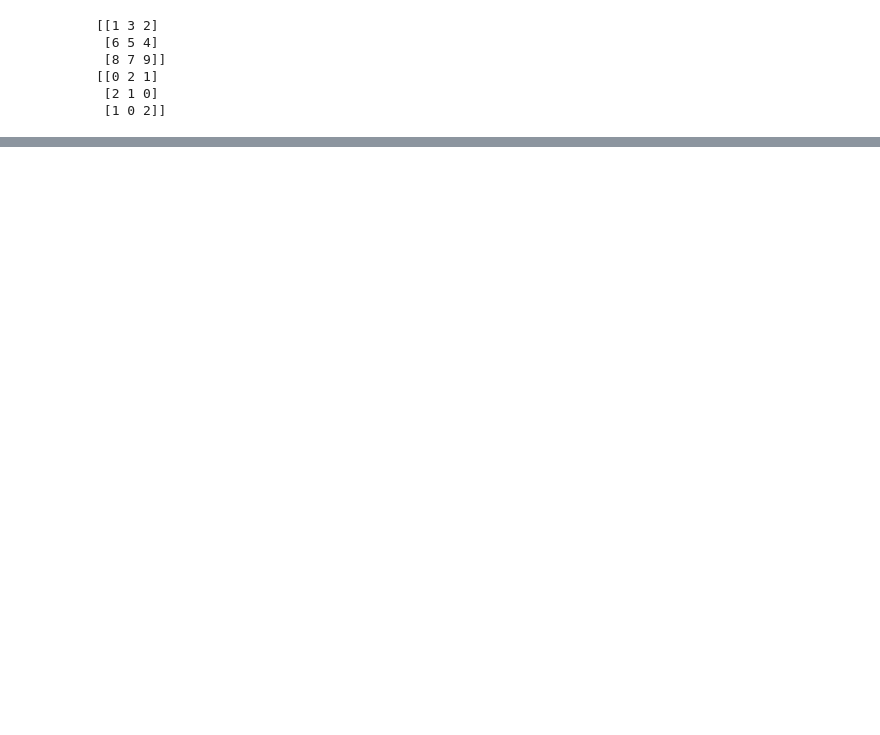
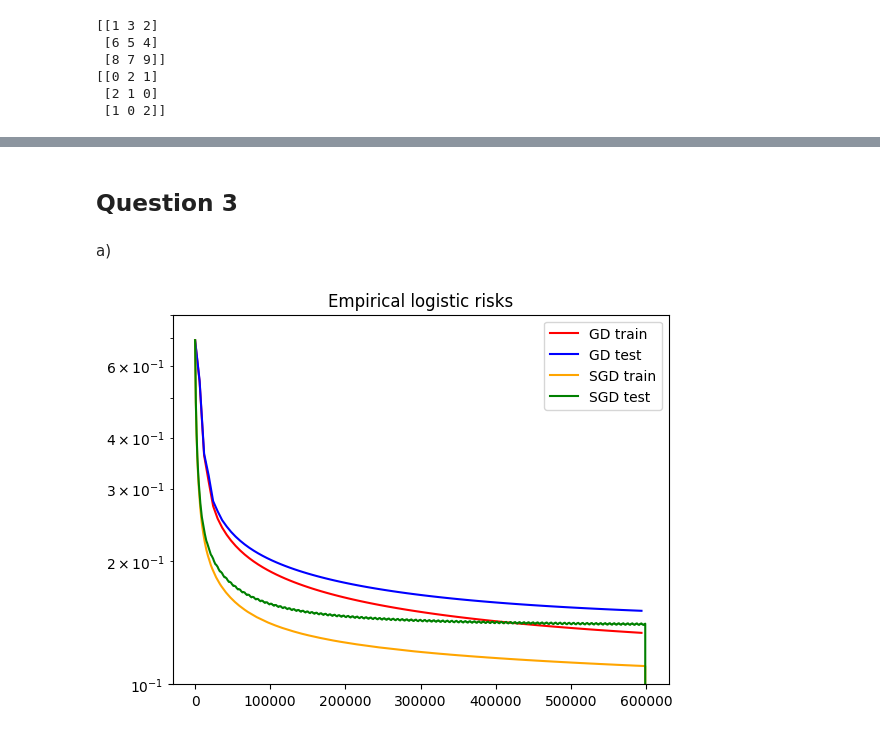
Before and after one commit to Hazdard/AppStat, a Jupyter notebook: DM_1/Sacha-Ben-Arous-DM1.ipynb, the cells around one changed output, grey strips where cells are left out. Saved outputs shown, nothing was run; the diff lists cells and outputs as text; code cells hidden in the pictures; blank space fills up the shorter version.

```diff
--- a/DM_1/Sacha-Ben-Arous-DM1.ipynb
+++ b/DM_1/Sacha-Ben-Arous-DM1.ipynb
@@ -275 +242,19 @@ Erreur moyenne sur les sous ensembles:
 ******************
+# %% [markdown]
+Question 3
+-----------------------------------
+# %% [markdown]
+a)
+# %%
+ts_lr_gd = [n_small*t for t in range(T_lr_gd)]
+ts_lr_sgd = [t*T_lr_test_period for t in range(int(T_lr_sgd/T_lr_test_period)+1)]
+plt.semilogy(ts_lr_gd, emp_risks_lr_gd, 'red', label='GD train')
+plt.semilogy(ts_lr_gd, test_risks_lr_gd, 'blue', label='GD test')
+plt.semilogy(ts_lr_sgd, emp_risks_lr_sgd, 'orange', label = 'SGD train')
+plt.semilogy(ts_lr_sgd, test_risks_lr_sgd, 'green', label = 'SGD test')
+plt.legend()
+plt.ylim(10**(-1),0.8)
+plt.title('Empirical logistic risks')
+plt.show()
+# %% [output]
+[figure, added]
```
Also changed, not shown: parts of 39 cells of this notebook.
